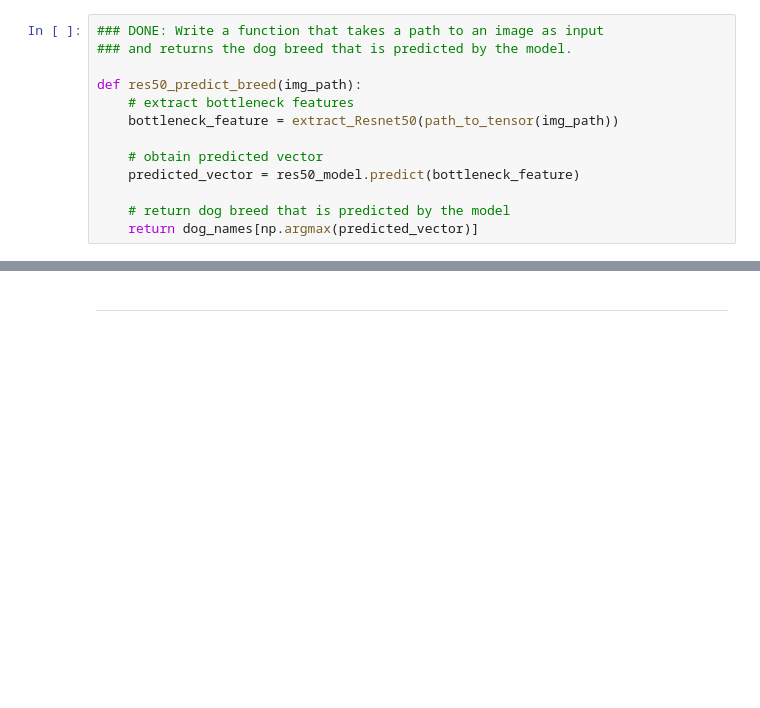
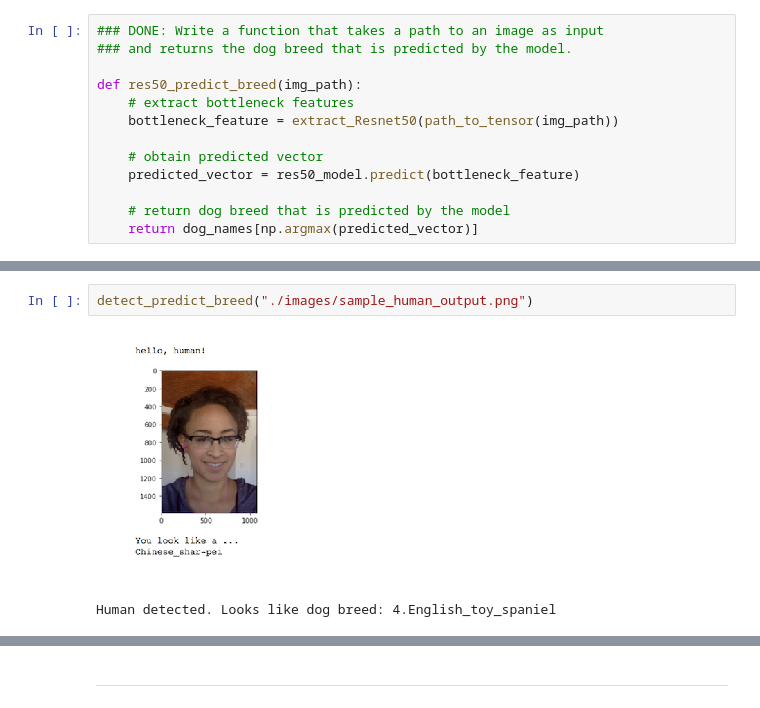
Before and after one commit to kcbighuge/MLND-dog-project, a Jupyter notebook: dog_app.ipynb, the cells around one changed output, grey strips where cells are left out. Saved outputs shown, nothing was run; the diff lists cells and outputs as text; blank space fills up the shorter version.

```diff
--- a/dog_app.ipynb
+++ b/dog_app.ipynb
@@ -789,0 +897,5 @@ for f in sorted(glob("./dog-project/sample_pictures/*")):
+# %%
+detect_predict_breed("./images/sample_human_output.png")
+# %% [output]
+[figure, added]
+Human detected. Looks like dog breed: 4.English_toy_spaniel
```
Also changed, not shown: parts of 37 cells of this notebook, 6 other files.
